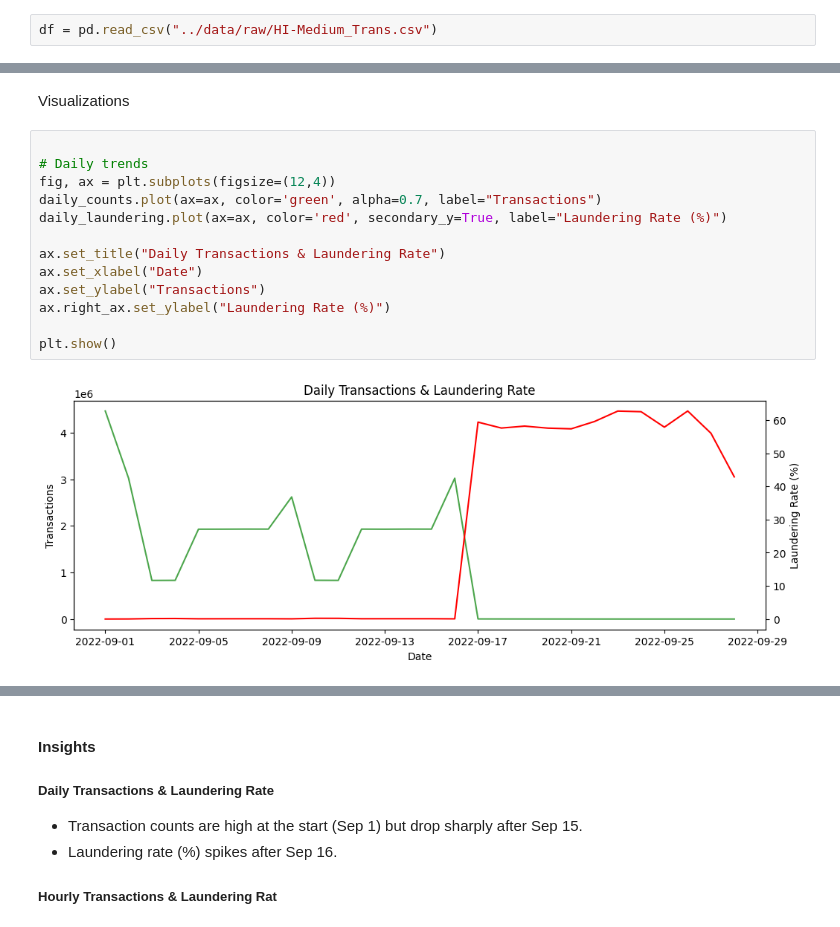
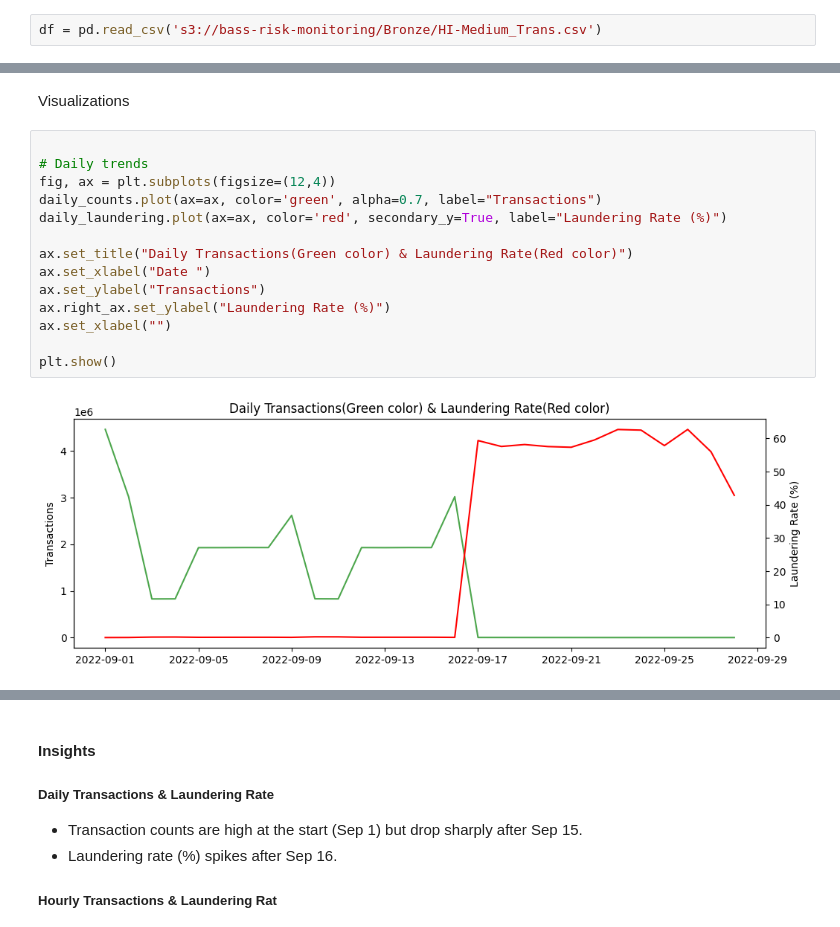
Before and after one commit to DelphinKdl/CUA-MDA-Capstone-BaaS-Risk-Monitoring, a Jupyter notebook: notebooks/01_eda.ipynb, the cells around one changed output, grey strips where cells are left out. Cells and saved outputs as stored; diff of their text form.

```diff
--- a/notebooks/01_eda.ipynb
+++ b/notebooks/01_eda.ipynb
@@ -4,5 +12,5 @@ import numpy as np
 # %%
-df = pd.read_csv("../data/raw/HI-Medium_Trans.csv")
+df = pd.read_csv('s3://bass-risk-monitoring/Bronze/HI-Medium_Trans.csv')
 # %%
 df.shape
 # %% [output]
@@ -414,18 +422,19 @@ Visualizations
 # %%
 
 # Daily trends
 fig, ax = plt.subplots(figsize=(12,4))
 daily_counts.plot(ax=ax, color='green', alpha=0.7, label="Transactions")
 daily_laundering.plot(ax=ax, color='red', secondary_y=True, label="Laundering Rate (%)")
 
-ax.set_title("Daily Transactions & Laundering Rate")
-ax.set_xlabel("Date")
+ax.set_title("Daily Transactions(Green color) & Laundering Rate(Red color)")
+ax.set_xlabel("Date ")
 ax.set_ylabel("Transactions")
 ax.right_ax.set_ylabel("Laundering Rate (%)")
+ax.set_xlabel("")
 
 plt.show()
 # %% [output]
-[figure, old version]
+[figure, new version]
 # %%
 # Hourly pattern
 fig, ax = plt.subplots(figsize=(8,4))
```
Also changed, not shown: parts of 5 cells of this notebook.
